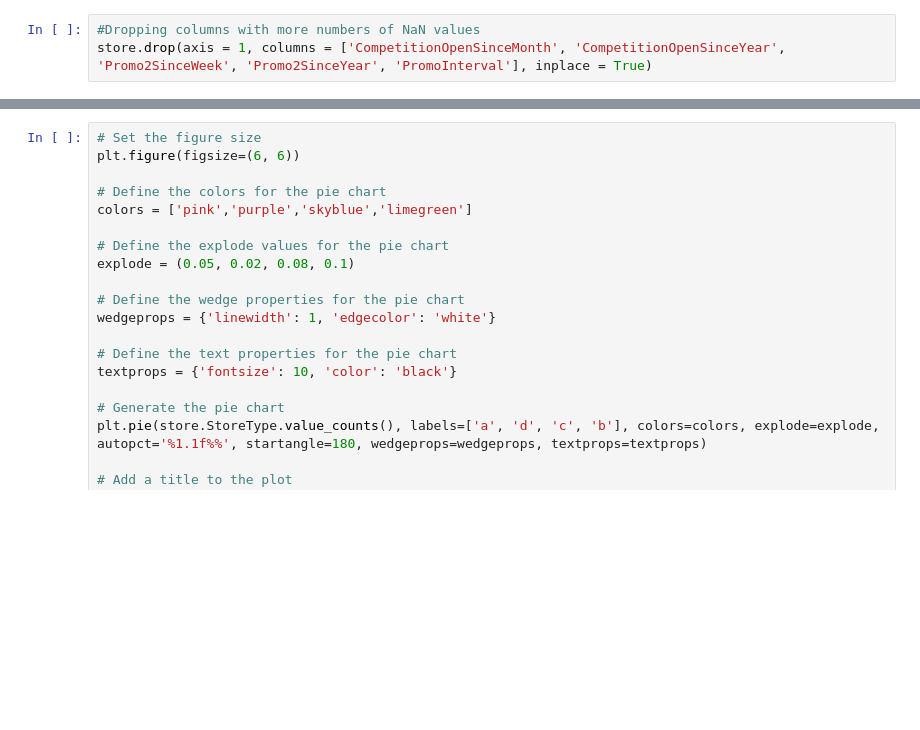
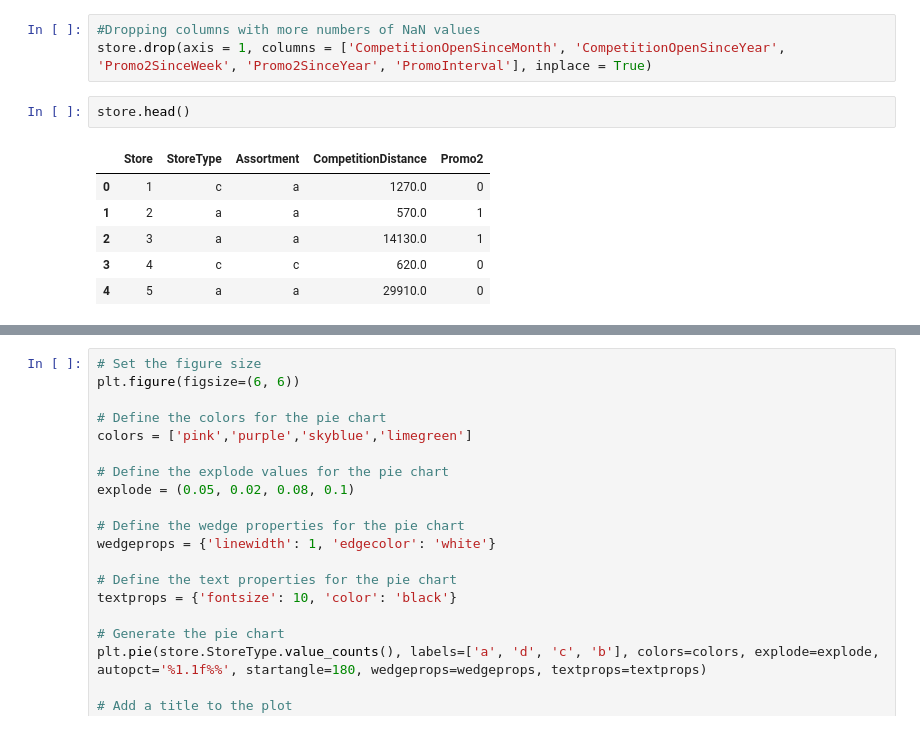
Before and after one commit to gautampatil01/Retail-Sales-Prediction, a Jupyter notebook: Retail_Sales_Prediction.ipynb, the cells around one changed output, grey strips where cells are left out. Drawn from its saved outputs; the diff is of its cells as text; blank space fills up the shorter version.

```diff
--- a/Retail_Sales_Prediction.ipynb
+++ b/Retail_Sales_Prediction.ipynb
@@ -277,6 +275,15 @@ dtype: int64
 # %%
 #Dropping columns with more numbers of NaN values
 store.drop(axis = 1, columns = ['CompetitionOpenSinceMonth', 'CompetitionOpenSinceYear', 'Promo2SinceWeek', 'Promo2SinceYear', 'PromoInterval'], inplace = True)
+# %%
+store.head()
+# %% [output]
+|  | Store | StoreType | Assortment | CompetitionDistance | Promo2 |
+| 0 | 1 | c | a | 1270.0 | 0 |
+| 1 | 2 | a | a | 570.0 | 1 |
+| 2 | 3 | a | a | 14130.0 | 1 |
+| 3 | 4 | c | c | 620.0 | 0 |
+| 4 | 5 | a | a | 29910.0 | 0 |
 # %%
 sns.set_style("darkgrid")
 
```
Also changed, not shown: parts of 33 cells of this notebook.
